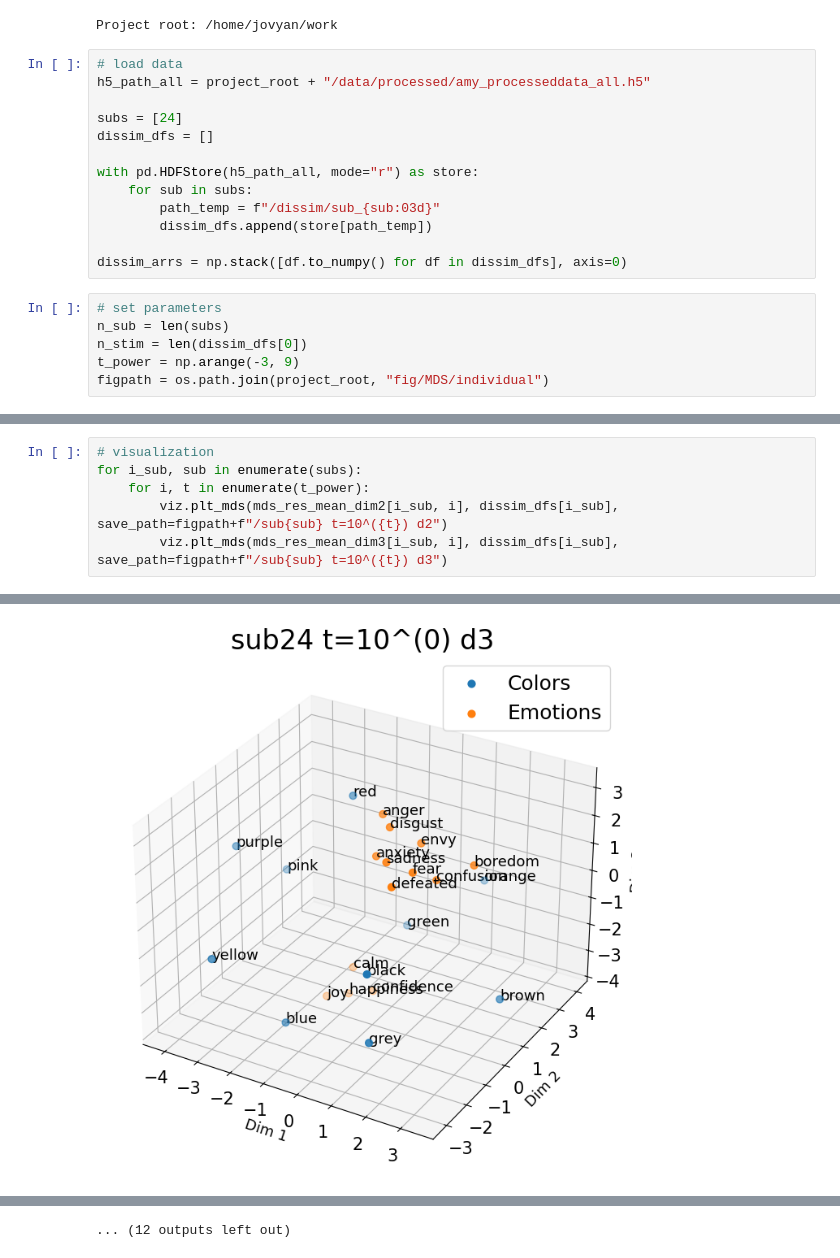
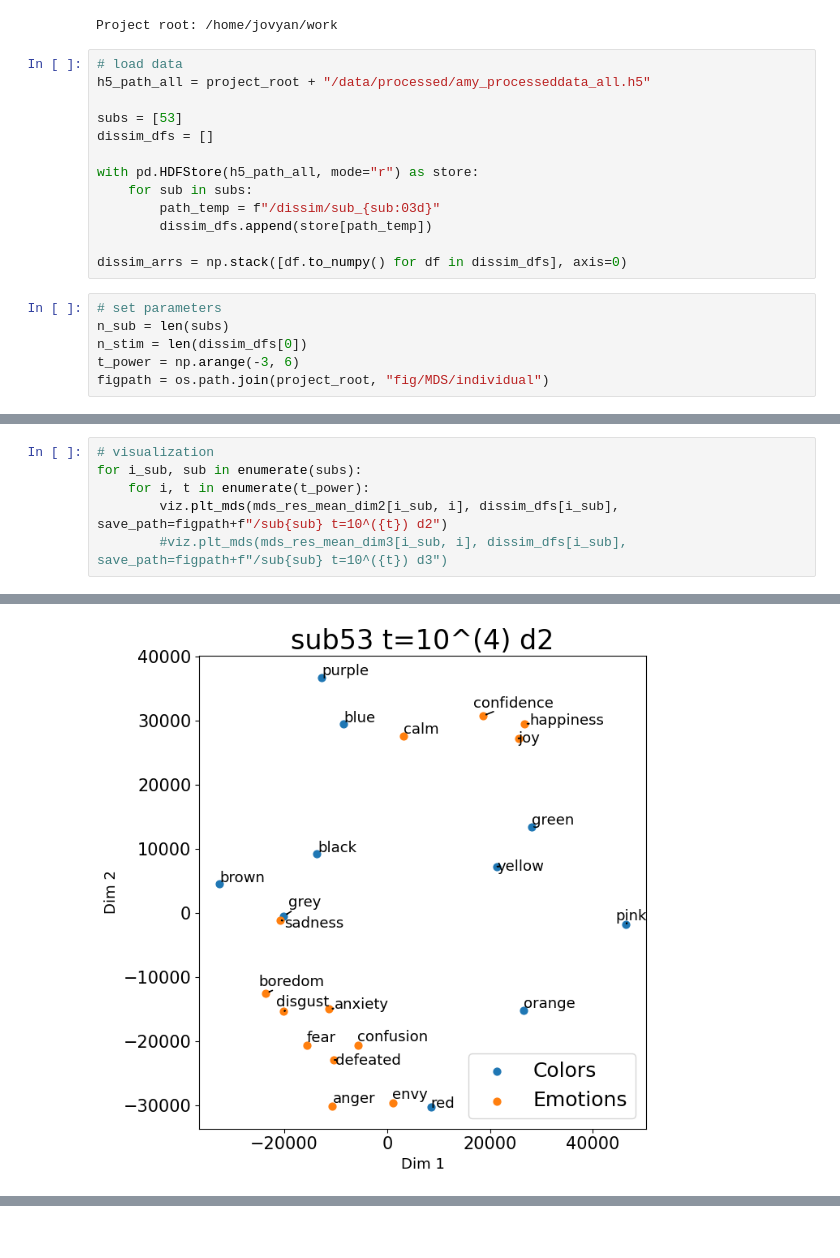
Before and after one commit to k-kyoko/qstr_diversity, a Jupyter notebook: notebooks/MDS_individual.ipynb, the cells around one changed output, grey strips where cells are left out. Cells and saved outputs as stored; diff of their text form.

```diff
--- a/notebooks/MDS_individual.ipynb
+++ b/notebooks/MDS_individual.ipynb
@@ -32,7 +32,7 @@ Project root: /home/jovyan/work
 # load data
 h5_path_all = project_root + "/data/processed/amy_processeddata_all.h5"
 
-subs = [24]
+subs = [53]
 dissim_dfs = []
 
 with pd.HDFStore(h5_path_all, mode="r") as store:
@@ -45,7 +45,7 @@ dissim_arrs = np.stack([df.to_numpy() for df in dissim_dfs], axis=0)
 # set parameters
 n_sub = len(subs)
 n_stim = len(dissim_dfs[0])
-t_power = np.arange(-3, 9)
+t_power = np.arange(-3, 6)
 figpath = os.path.join(project_root, "fig/MDS/individual")
 # %%
 # initialization
@@ -71,5 +71,5 @@ for i_sub, sub in enumerate(subs):
 for i_sub, sub in enumerate(subs):
     for i, t in enumerate(t_power):
         viz.plt_mds(mds_res_mean_dim2[i_sub, i], dissim_dfs[i_sub], save_path=figpath+f"/sub{sub} t=10^({t}) d2")
-        viz.plt_mds(mds_res_mean_dim3[i_sub, i], dissim_dfs[i_sub], save_path=figpath+f"/sub{sub} t=10^({t}) d3")
+        #viz.plt_mds(mds_res_mean_dim3[i_sub, i], dissim_dfs[i_sub], save_path=figpath+f"/sub{sub} t=10^({t}) d3")
 # %% [output]
@@ -83 +83 @@ for i_sub, sub in enumerate(subs):
-[figure, old version]
+[figure, new version]
@@ -88 +84,0 @@ for i_sub, sub in enumerate(subs):
-... (12 outputs left out)
```
Also changed, not shown: parts of 2 cells of this notebook, 26 other files.
